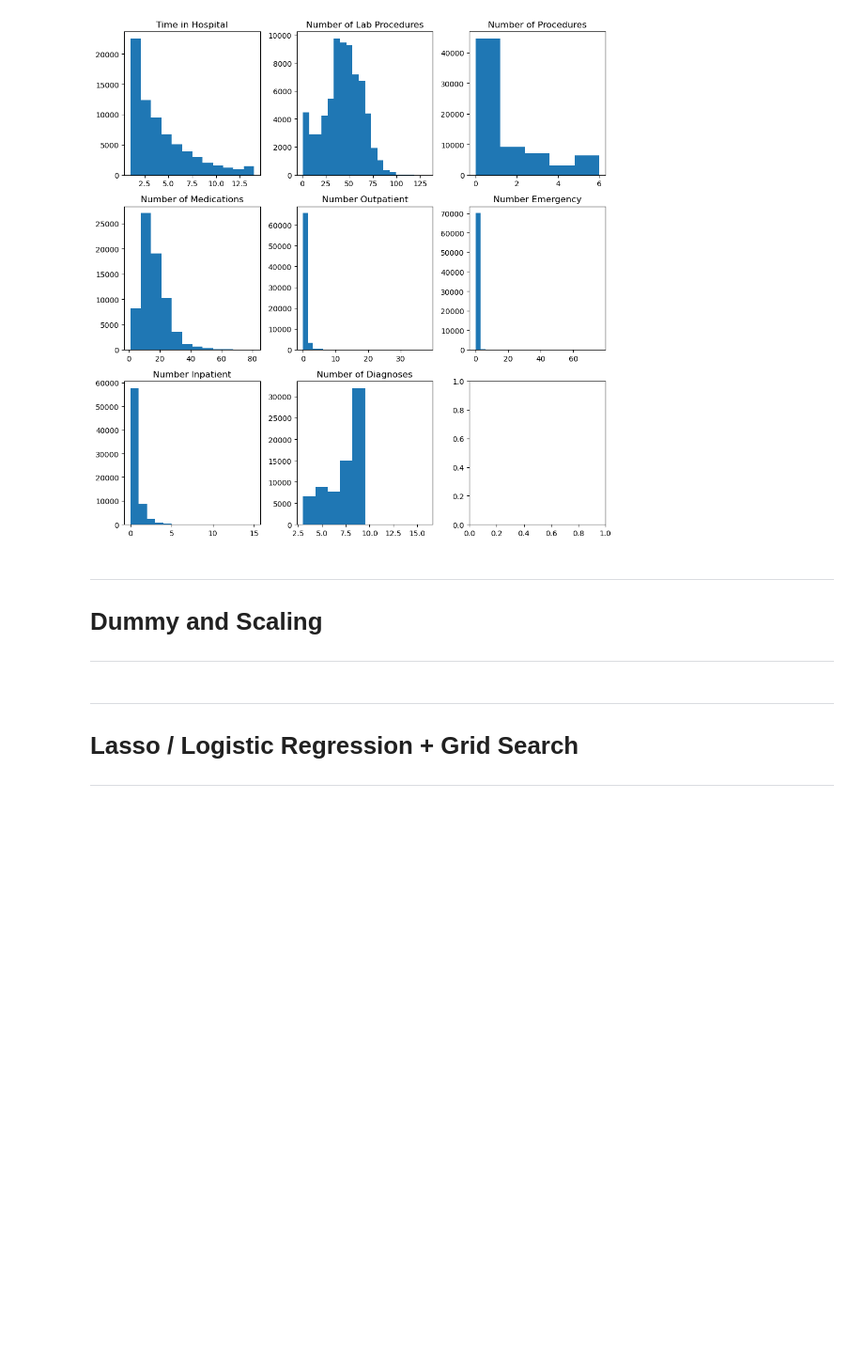
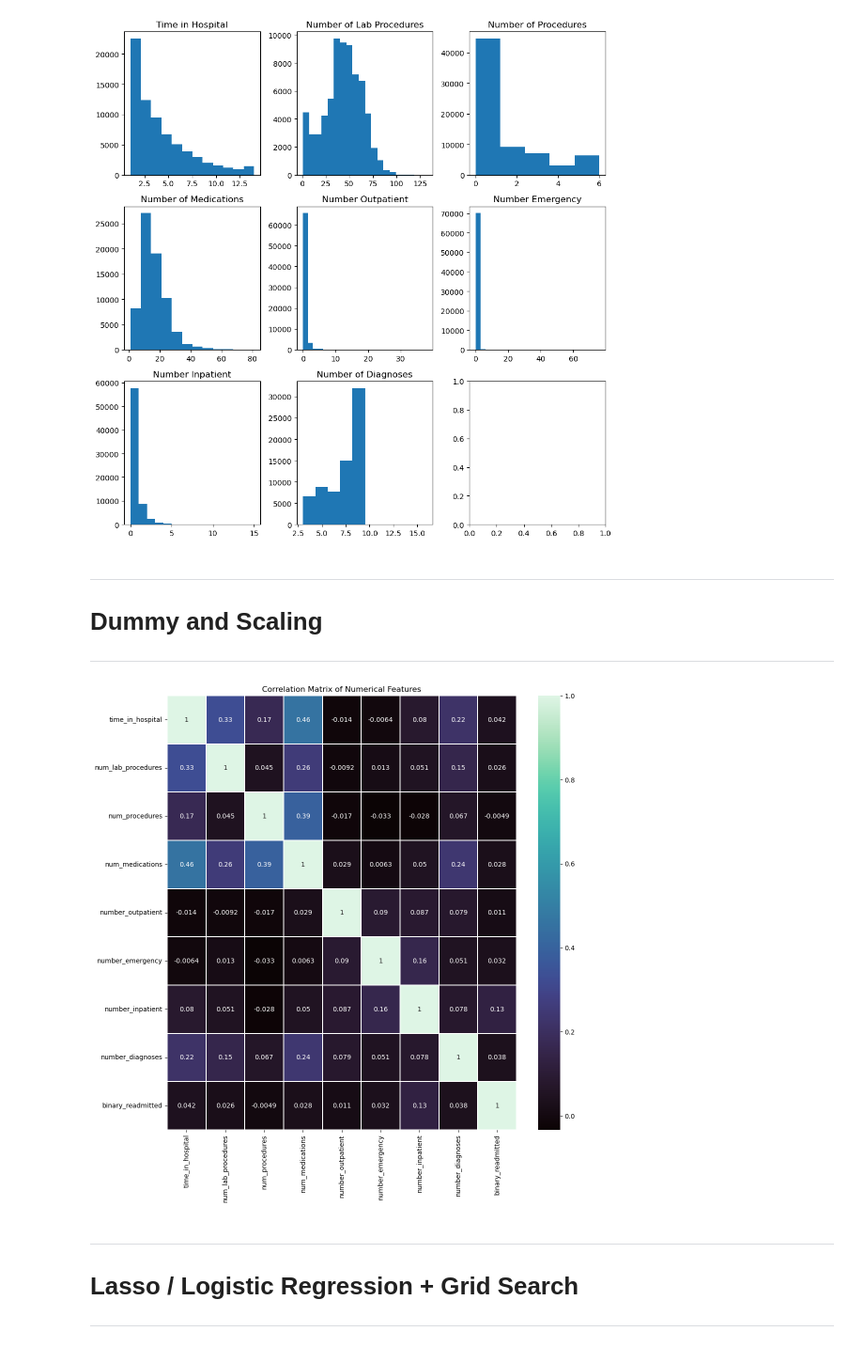
Before and after one commit to Mr-Chang95/Hospital-Readmittance-Classification, a Jupyter notebook: CaseStudy.ipynb, the cells around one changed output. Shown at 94% size. Saved outputs shown, nothing was run; the diff lists cells and outputs as text; code cells hidden in the pictures; blank space fills up the shorter version.

```diff
--- a/CaseStudy.ipynb
+++ b/CaseStudy.ipynb
@@ -733,6 +733,14 @@ int_columns = X_train_encoded.select_dtypes(include = 'int')
 scaler = StandardScaler()
 X_train_encoded[int_columns.columns] = scaler.fit_transform(X_train_encoded[int_columns.columns])
 X_test_encoded[int_columns.columns] = scaler.transform(X_test_encoded[int_columns.columns])
+# %%
+correl = df.corr()
+plt.figure(figsize = (12,12))
+sns.heatmap(correl, cmap = 'mako',linewidth = .2, linecolor= 'white', annot=True)
+plt.title('Correlation Matrix of Numerical Features')
+plt.show()
+# %% [output]
+[figure, added]
 # %% [markdown]
 <hr>
 
```
Also changed, not shown: parts of 2 cells of this notebook, 3 other files.
